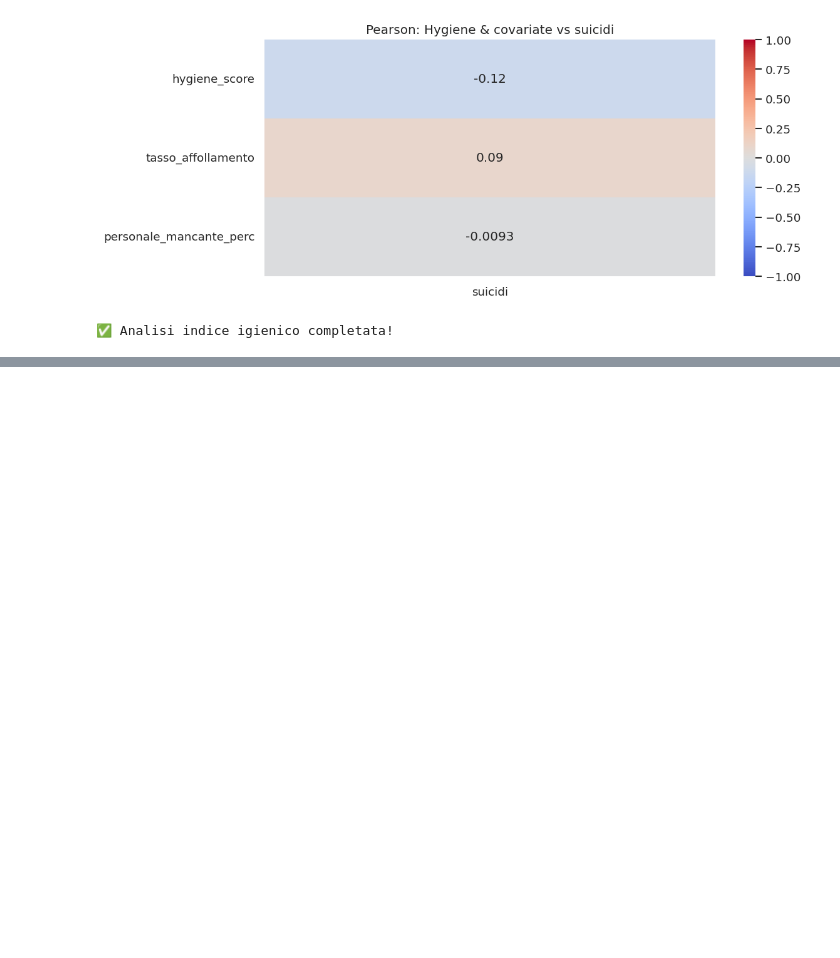
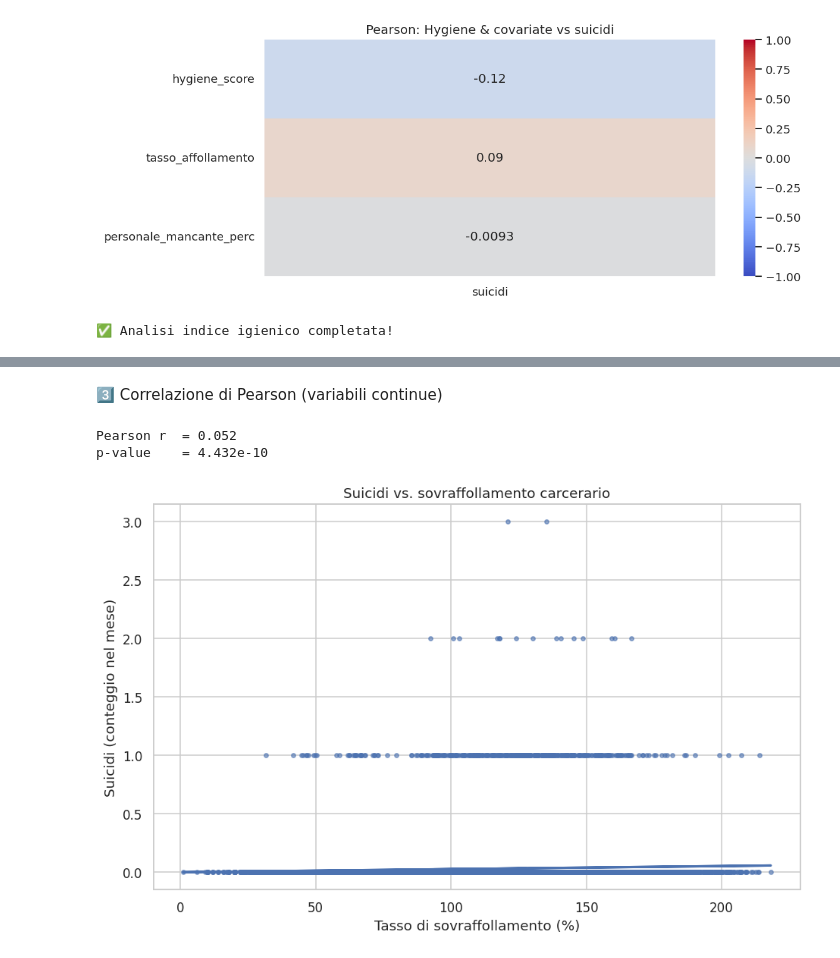
Before and after one commit to gregpetru/Human_data_science, a Jupyter notebook: Notebook/Notebook finale.ipynb, the cells around one changed output, grey strips where cells are left out. Cells and saved outputs as stored; diff of their text form; code cells hidden in the pictures; blank space fills up the shorter version.

```diff
--- a/Notebook/Notebook finale.ipynb
+++ b/Notebook/Notebook finale.ipynb
@@ -691,0 +978,23 @@ personale_mancante_perc     0.0005      0.008      0.066      0.948      -0.016
+# %% [markdown]
+3️⃣ Correlazione di Pearson (variabili continue)
+# %%
+x = df['Tasso di sovraffollamento']
+y = df['Suicidi']
+
+r, p_value = stats.pearsonr(x, y)
+
+print(f'Pearson r  = {r:0.3f}')
+print(f'p-value    = {p_value:0.3e}')
+
+# Grafico di dispersione con retta di regressione
+plt.scatter(x, y, alpha=.6, s=12)
+m, q = np.polyfit(x, y, 1)       # minimi quadrati per la linea di tendenza
+plt.plot(x, m*x + q, linewidth=2)
+plt.title('Suicidi vs. sovraffollamento carcerario')
+plt.xlabel('Tasso di sovraffollamento (%)')
+plt.ylabel('Suicidi (conteggio nel mese)')
+plt.show()
+# %% [output]
+Pearson r  = 0.052
+p-value    = 4.432e-10
+[figure, added]
```
Also changed, not shown: parts of 12 cells of this notebook, 6 other files.
